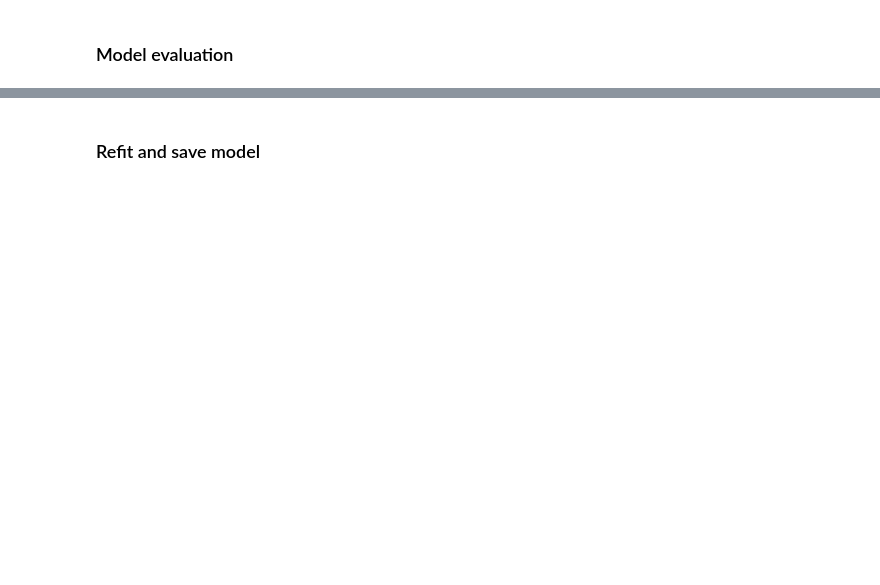
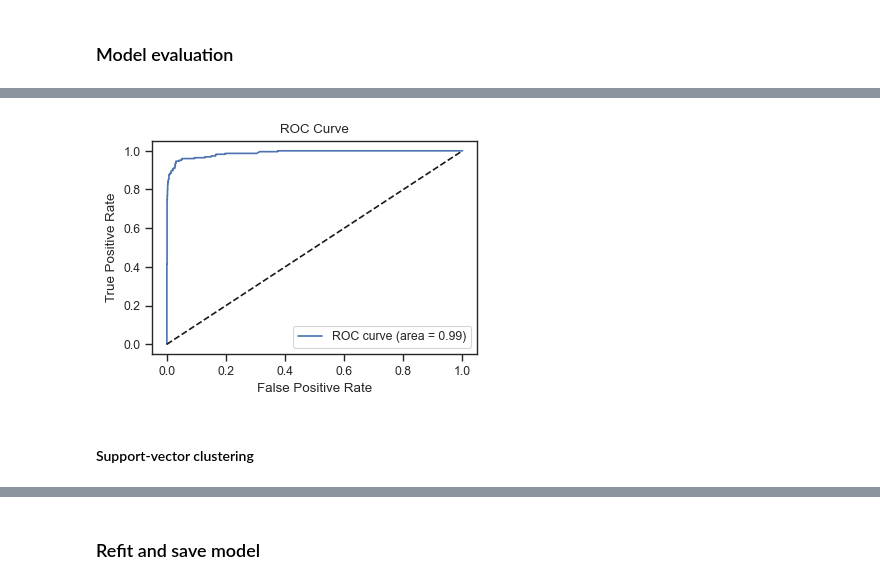
Before and after one commit to mathisdrn/M1MIASHS-NLP, a Jupyter notebook: src/00 - EDA.ipynb, the cells around one changed output, grey strips where cells are left out. Cells and saved outputs as stored; diff of their text form; code cells hidden in the pictures; blank space fills up the shorter version.

```diff
--- a/src/00 - EDA.ipynb
+++ b/src/00 - EDA.ipynb
@@ -188,0 +190,7 @@ weighted avg       0.98      0.98      0.98      1672
+# %%
+#| label: figure_roc_LR
+roc_plot(y_test, y_pred_proba[:, 1])
+# %% [output]
+[figure, added]
+# %% [markdown]
+#### Support-vector clustering
```
Also changed, not shown: parts of 23 cells of this notebook, 9 other files.
